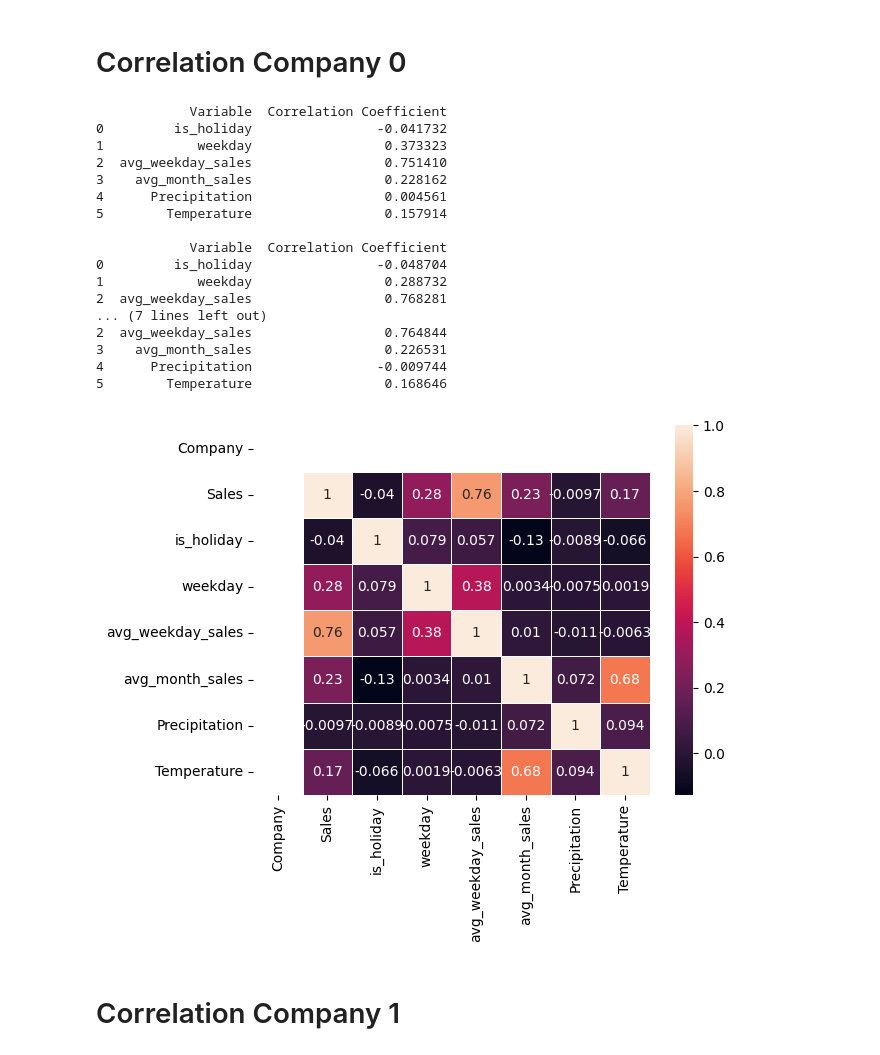
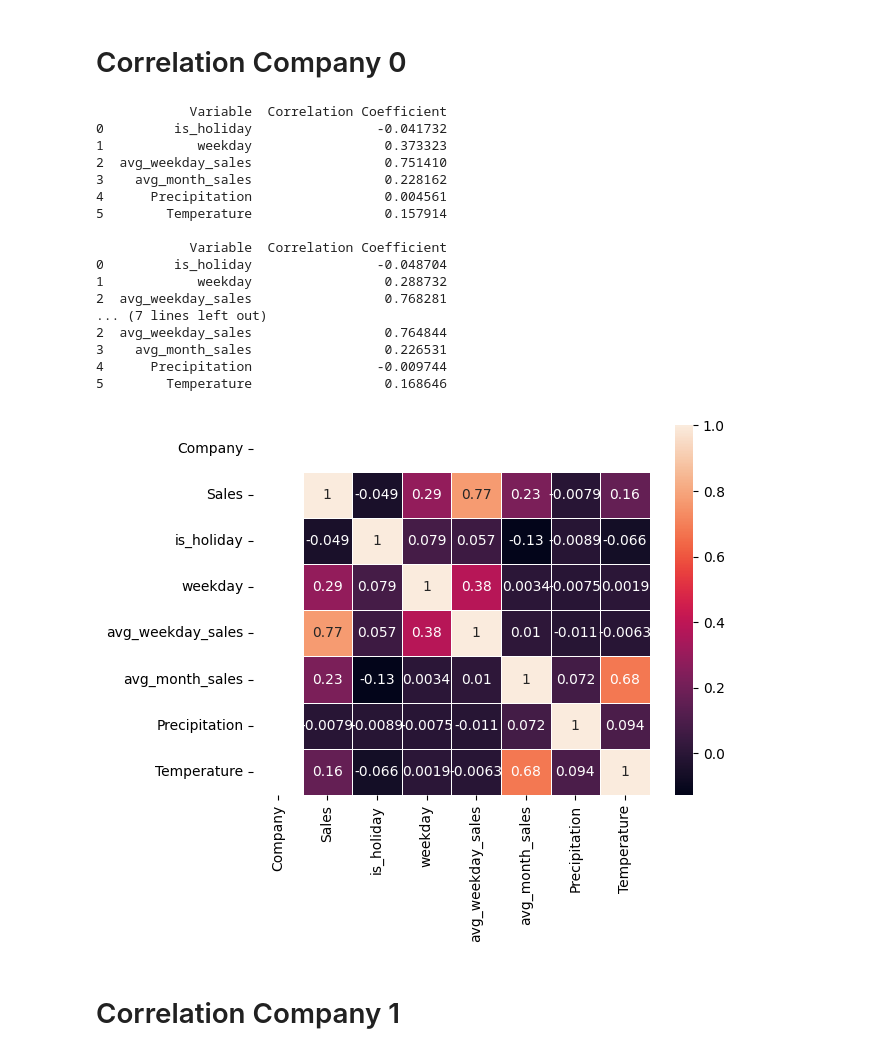
Before and after one commit to aluxf/ml-sales-forecasting, a Jupyter notebook: notebooks/feat_analysis.ipynb, the cells around one changed output. Cells and saved outputs as stored; diff of their text form; code cells hidden in the pictures.

```diff
--- a/notebooks/feat_analysis.ipynb
+++ b/notebooks/feat_analysis.ipynb
@@ -62,35 +62,35 @@ corr_avg_0 = calc_corr(avg_0_df)
 'Method 3 - Predict values with rft'
 pred_0_df = predict_df[predict_df['Company'] == 0]
 corr_pred_0 = calc_corr(pred_0_df)
 
 print(corr_disc_0)
 print()
 print(corr_avg_0)
 print()
 print(corr_pred_0)
 
-corr_matrix = pred_0_df.corr()
+corr_matrix = avg_0_df.corr()
 sns.heatmap(corr_matrix, annot=True, linewidths=0.5)
 plt.show()
 # %% [output]
             Variable  Correlation Coefficient
 0         is_holiday                -0.041732
 1            weekday                 0.373323
 2  avg_weekday_sales                 0.751410
 3    avg_month_sales                 0.228162
 4      Precipitation                 0.004561
 5        Temperature                 0.157914
 
             Variable  Correlation Coefficient
 0         is_holiday                -0.048704
 1            weekday                 0.288732
 2  avg_weekday_sales                 0.768281
 ... (7 lines left out)
 2  avg_weekday_sales                 0.764844
 3    avg_month_sales                 0.226531
 4      Precipitation                -0.009744
 5        Temperature                 0.168646
-[figure, old version]
+[figure, new version]
 # %% [markdown]
 # Correlation Company 1
 # %%
```
Also changed, not shown: parts of 2 cells of this notebook.
